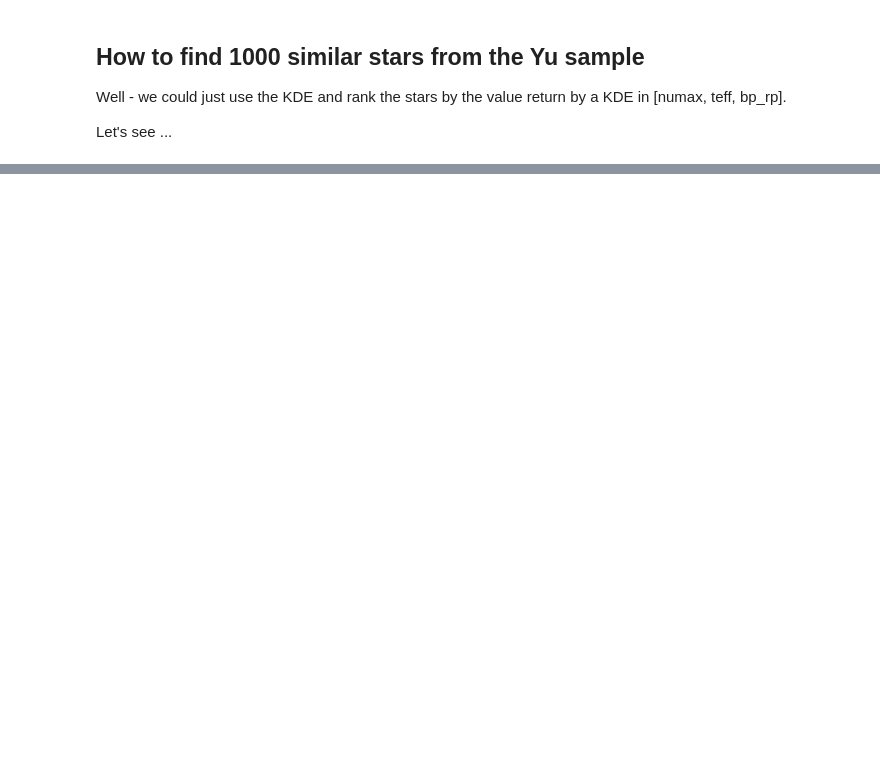
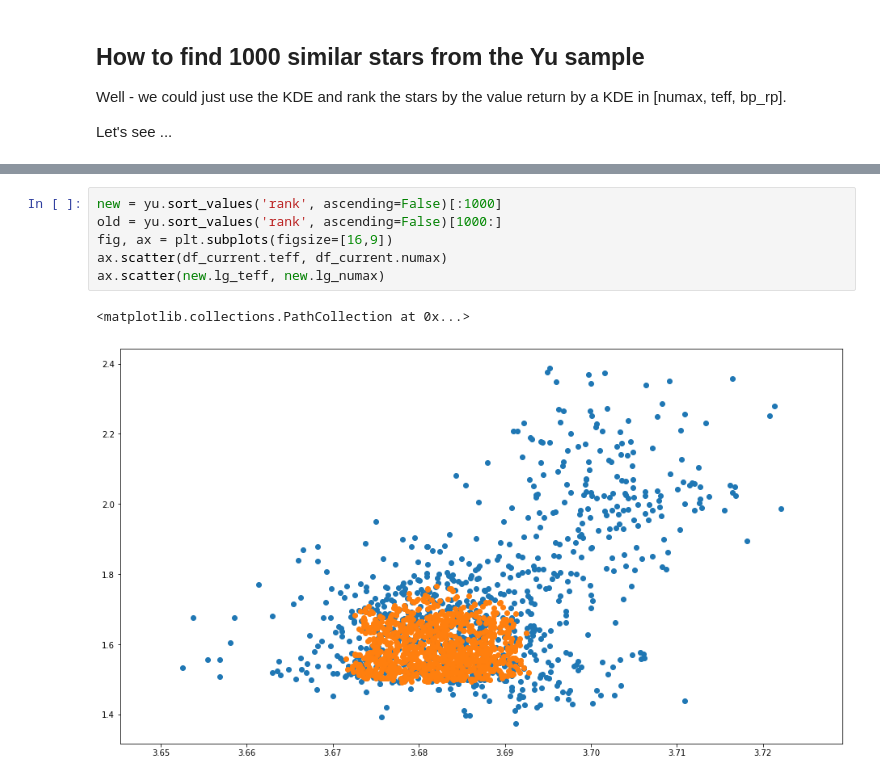
Before and after one commit to grd349/PBjam, a Jupyter notebook: pbjam/data/AddInYu.ipynb, the cells around one changed output, grey strips where cells are left out. Saved outputs shown, nothing was run; the diff lists cells and outputs as text; blank space fills up the shorter version.

```diff
--- a/pbjam/data/AddInYu.ipynb
+++ b/pbjam/data/AddInYu.ipynb
@@ -90,0 +87,9 @@ new.sort_values('rank', ascending=False)[:1000].to_csv('stage1.csv')
+# %%
+new = yu.sort_values('rank', ascending=False)[:1000]
+old = yu.sort_values('rank', ascending=False)[1000:]
+fig, ax = plt.subplots(figsize=[16,9])
+ax.scatter(df_current.teff, df_current.numax)
+ax.scatter(new.lg_teff, new.lg_numax)
+# %% [output]
+<matplotlib.collections.PathCollection at 0x...>
+[figure, added]
```
Also changed, not shown: parts of 10 cells of this notebook, 3 other files.
